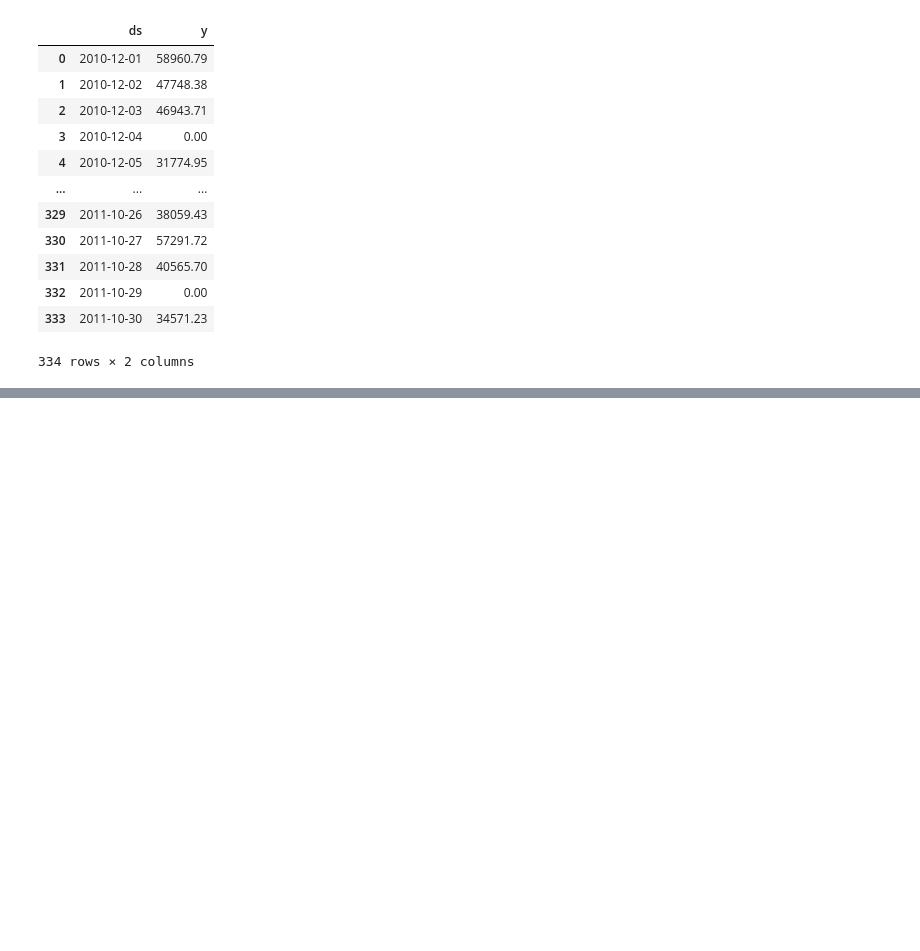
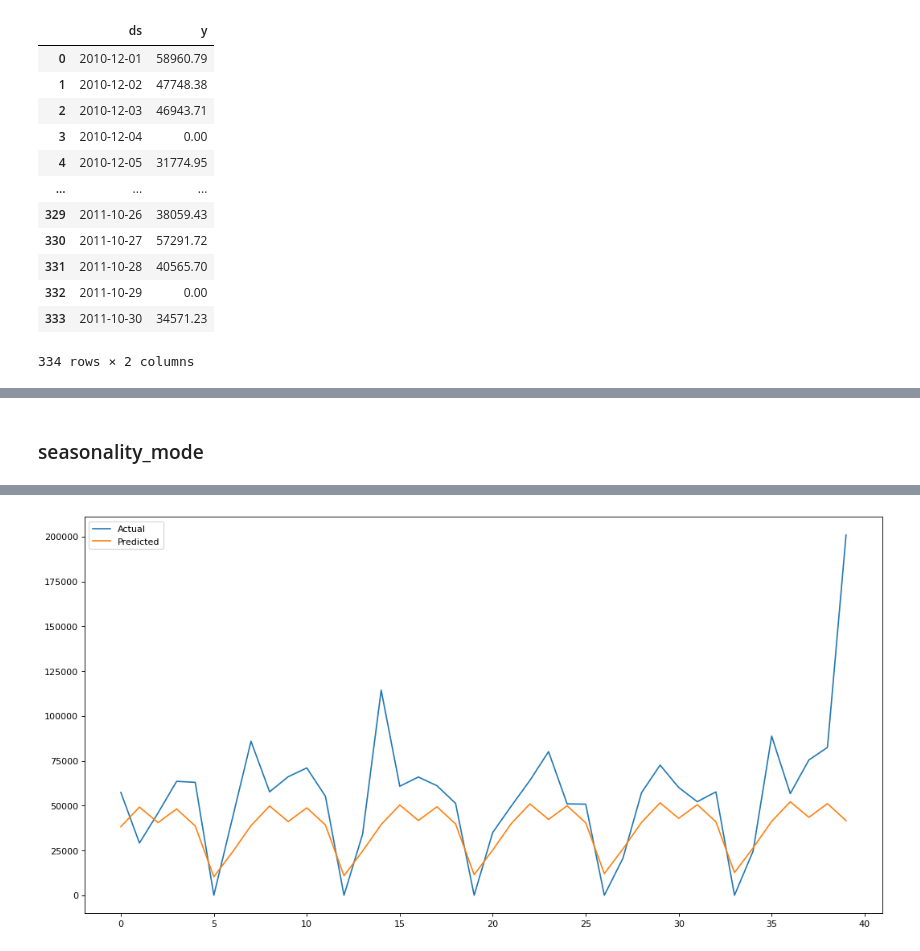
Before and after one commit to ha-es/doit_python, a Jupyter notebook: BDA/하은서73_0528_필수1.ipynb, the cells around one changed output, grey strips where cells are left out. Cells and saved outputs as stored; diff of their text form; code cells hidden in the pictures; blank space fills up the shorter version.

```diff
--- a/BDA/하은서73_0528_필수1.ipynb
+++ b/BDA/하은서73_0528_필수1.ipynb
@@ -227,0 +341,29 @@ prophet.fit(train)
+# %%
+prophet = Prophet(holidays_prior_scale = 5)  # default 값 10
+prophet.fit(train)
+future = prophet.make_future_dataframe(periods=40)
+forecast = prophet.predict(future)
+ph_yhat = forecast[['ds','yhat']][334:]
+
+figure(figsize=(16,8), dpi=80)
+plt.plot(test['y'].values, label='Actual')
+plt.plot(ph_yhat['yhat'].values, label='Predicted')
+plt.legend()
+plt.show()
+
+# seasonality_prior_scale과 유사한 것 같음
+# %% [markdown]
+### seasonality_mode
+# %%
+prophet = Prophet(seasonality_mode = 'additive')  # default 값 'additive'
+prophet.fit(train)
+future = prophet.make_future_dataframe(periods=40)
+forecast = prophet.predict(future)
+ph_yhat = forecast[['ds','yhat']][334:]
+
+figure(figsize=(16,8), dpi=80)
+plt.plot(test['y'].values, label='Actual')
+plt.plot(ph_yhat['yhat'].values, label='Predicted')
+plt.legend()
+plt.show()
+# %% [output]
@@ -227,0 +372 @@ prophet.fit(train)
+[figure, added]
```
Also changed, not shown: parts of 24 cells of this notebook, 3 other files.
